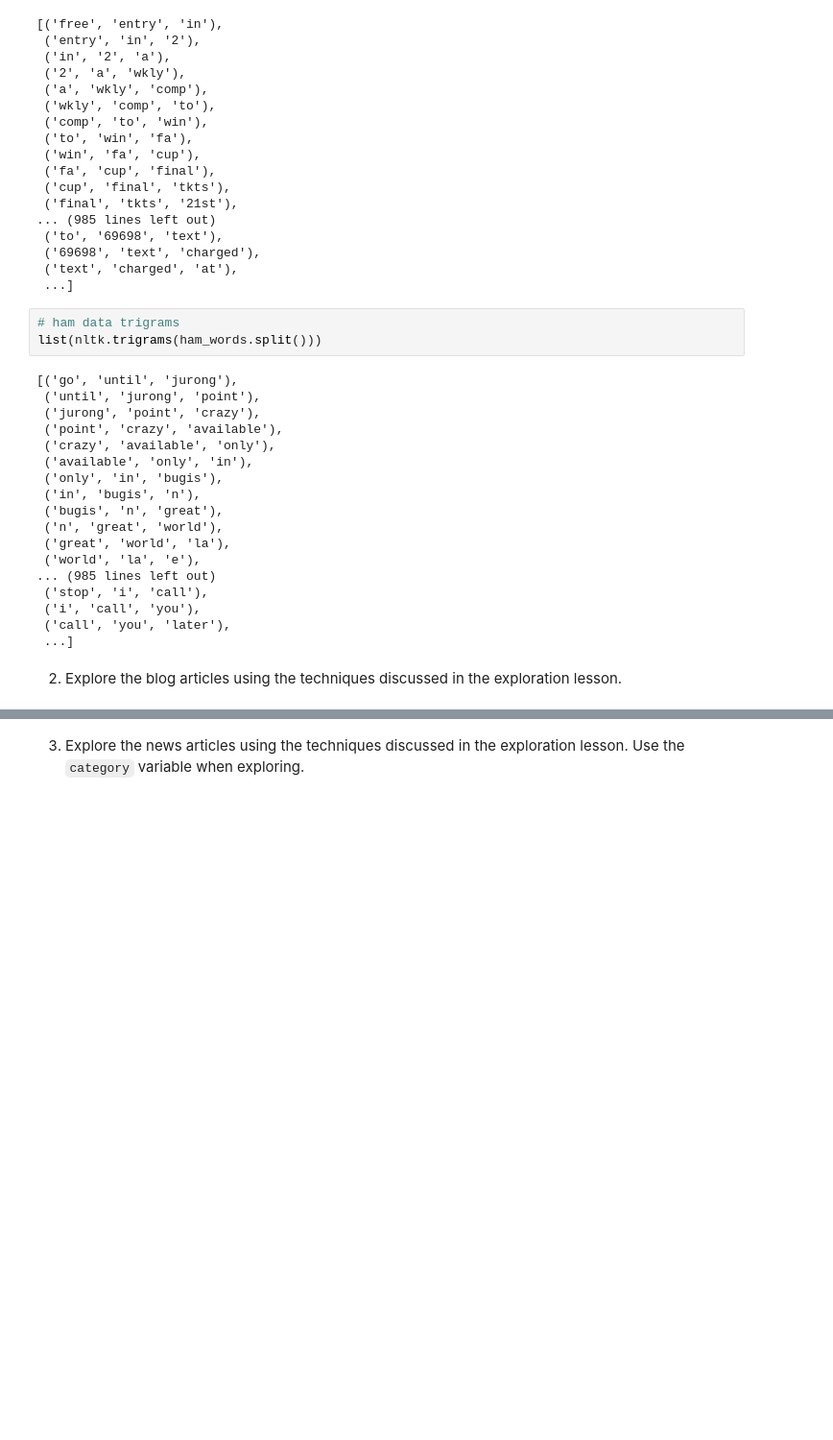
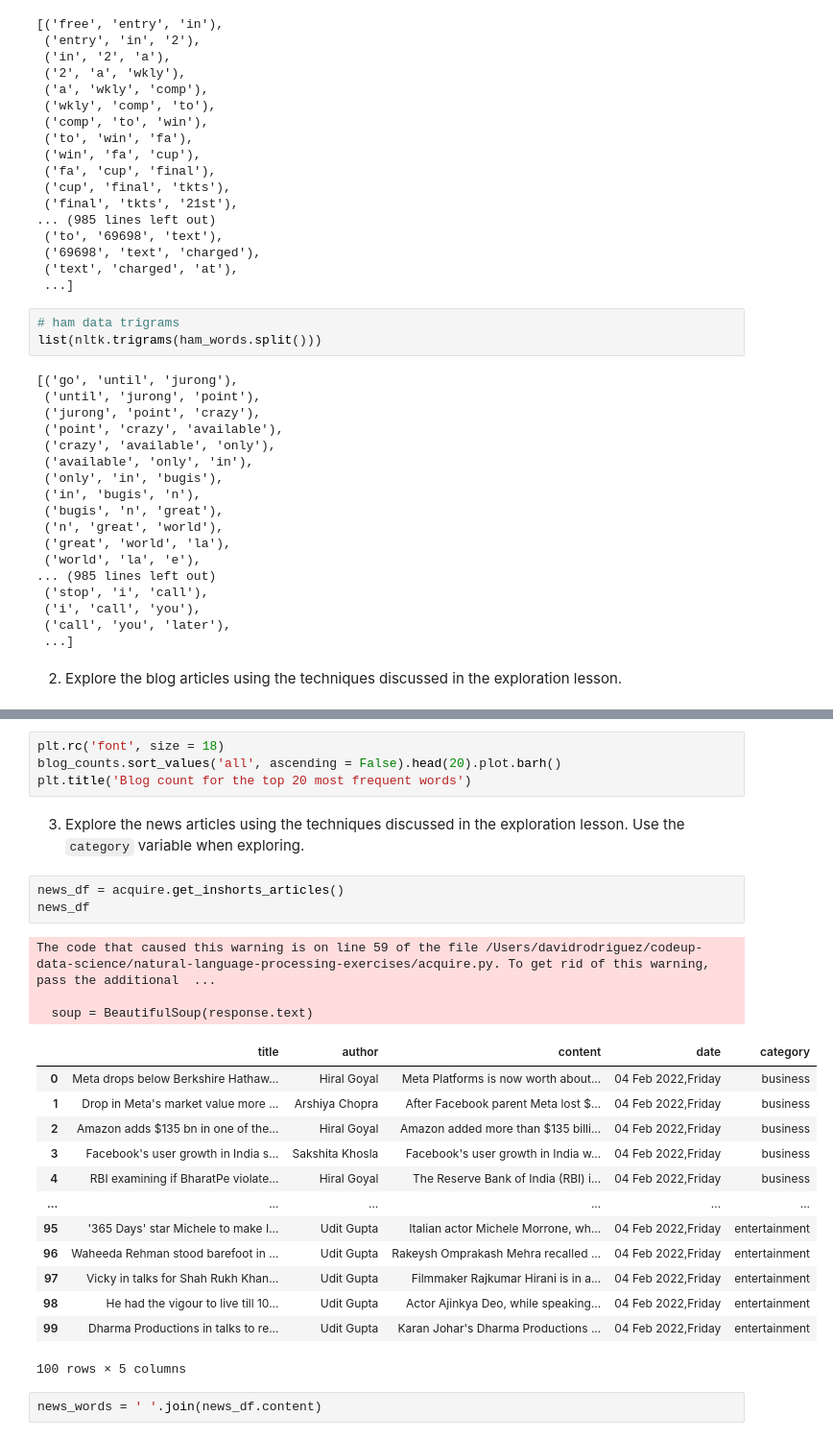
Before and after one commit to david-rodriguez-siller/natural-language-processing-exercises, a Jupyter notebook: explore_exercises.ipynb, the cells around one changed output, grey strips where cells are left out. Shown at 96% size. Saved outputs shown, nothing was run; the diff lists cells and outputs as text; blank space fills up the shorter version.

Commit message:
explore exercises

```diff
--- a/explore_exercises.ipynb
+++ b/explore_exercises.ipynb
@@ -161,2 +269,28 @@ list(nltk.trigrams(ham_words.split()))
+# %%
+plt.rc('font', size = 18)
+blog_counts.sort_values('all', ascending = False).head(20).plot.barh()
+plt.title('Blog count for the top 20 most frequent words')
 # %% [markdown]
 3. Explore the news articles using the techniques discussed in the exploration lesson. Use the `category` variable when exploring.
+# %%
+news_df = acquire.get_inshorts_articles()
+news_df
+# %% [output]
+The code that caused this warning is on line 59 of the file /Users/davidrodriguez/codeup-data-science/natural-language-processing-exercises/acquire.py. To get rid of this warning, pass the additional  ...
+
+  soup = BeautifulSoup(response.text)
+|  | title | author | content | date | category |
+| 0 | Meta drops below Berkshire Hathaw... | Hiral Goyal | Meta Platforms is now worth about... | 04 Feb 2022,Friday | business |
+| 1 | Drop in Meta's market value more ... | Arshiya Chopra | After Facebook parent Meta lost $... | 04 Feb 2022,Friday | business |
+| 2 | Amazon adds $135 bn in one of the... | Hiral Goyal | Amazon added more than $135 billi... | 04 Feb 2022,Friday | business |
+| 3 | Facebook's user growth in India s... | Sakshita Khosla | Facebook's user growth in India w... | 04 Feb 2022,Friday | business |
+| 4 | RBI examining if BharatPe violate... | Hiral Goyal | The Reserve Bank of India (RBI) i... | 04 Feb 2022,Friday | business |
+| ... | ... | ... | ... | ... | ... |
+| 95 | '365 Days' star Michele to make I... | Udit Gupta | Italian actor Michele Morrone, wh... | 04 Feb 2022,Friday | entertainment |
+| 96 | Waheeda Rehman stood barefoot in ... | Udit Gupta | Rakeysh Omprakash Mehra recalled ... | 04 Feb 2022,Friday | entertainment |
+| 97 | Vicky in talks for Shah Rukh Khan... | Udit Gupta | Filmmaker Rajkumar Hirani is in a... | 04 Feb 2022,Friday | entertainment |
+| 98 | He had the vigour to live till 10... | Udit Gupta | Actor Ajinkya Deo, while speaking... | 04 Feb 2022,Friday | entertainment |
+| 99 | Dharma Productions in talks to re... | Udit Gupta | Karan Johar's Dharma Productions ... | 04 Feb 2022,Friday | entertainment |
+100 rows × 5 columns
+# %%
+news_words = ' '.join(news_df.content)
```
Also changed, not shown: parts of 12 cells of this notebook.
